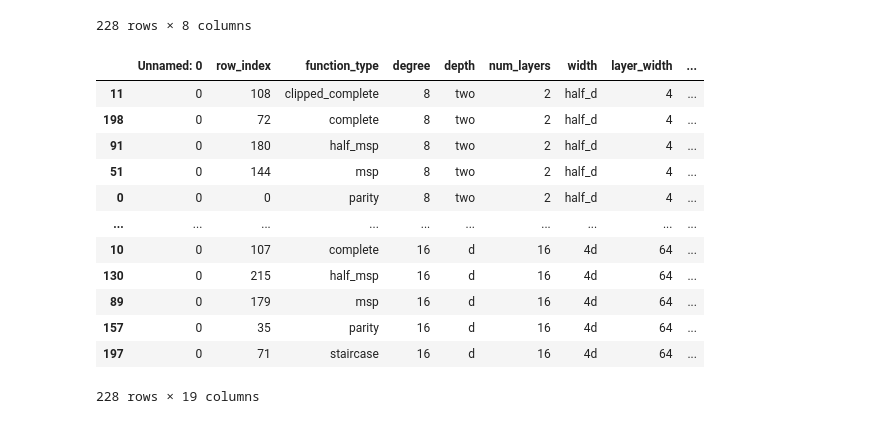
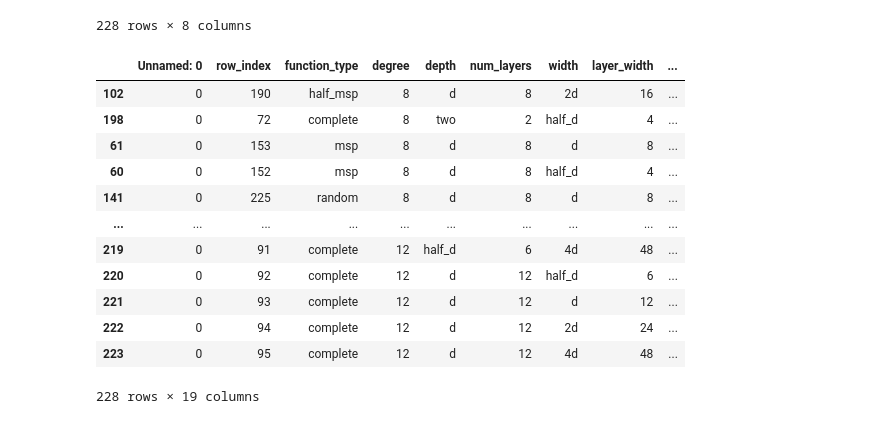
Before and after one commit to sean-lo/staircase_boolean, a Jupyter notebook: experiments/postprocessing.py.ipynb, the cells around one changed output. Saved outputs shown, nothing was run; the diff lists cells and outputs as text; code cells hidden in the pictures.

```diff
--- a/experiments/postprocessing.py.ipynb
+++ b/experiments/postprocessing.py.ipynb
@@ -21,20 +155,20 @@ args_df
 | 227 | 227 | random | 8 | d | 4d | 32 | 1000d | 100 |
 228 rows × 8 columns
 # %%
-df.sort_values(by=["degree", "num_layers", "layer_width", "function_type"])
+df.sort_values(by=["val_loss_final"])
 # %% [output]
 |  | Unnamed: 0 | row_index | function_type | degree | depth | num_layers | width | layer_width | ... |
-| 11 | 0 | 108 | clipped_complete | 8 | two | 2 | half_d | 4 | ... |
+| 102 | 0 | 190 | half_msp | 8 | d | 8 | 2d | 16 | ... |
 | 198 | 0 | 72 | complete | 8 | two | 2 | half_d | 4 | ... |
-| 91 | 0 | 180 | half_msp | 8 | two | 2 | half_d | 4 | ... |
-| 51 | 0 | 144 | msp | 8 | two | 2 | half_d | 4 | ... |
-| 0 | 0 | 0 | parity | 8 | two | 2 | half_d | 4 | ... |
+| 61 | 0 | 153 | msp | 8 | d | 8 | d | 8 | ... |
+| 60 | 0 | 152 | msp | 8 | d | 8 | half_d | 4 | ... |
+| 141 | 0 | 225 | random | 8 | d | 8 | d | 8 | ... |
 | ... | ... | ... | ... | ... | ... | ... | ... | ... | ... |
-| 10 | 0 | 107 | complete | 16 | d | 16 | 4d | 64 | ... |
-| 130 | 0 | 215 | half_msp | 16 | d | 16 | 4d | 64 | ... |
-| 89 | 0 | 179 | msp | 16 | d | 16 | 4d | 64 | ... |
-| 157 | 0 | 35 | parity | 16 | d | 16 | 4d | 64 | ... |
-| 197 | 0 | 71 | staircase | 16 | d | 16 | 4d | 64 | ... |
+| 219 | 0 | 91 | complete | 12 | half_d | 6 | 4d | 48 | ... |
+| 220 | 0 | 92 | complete | 12 | d | 12 | half_d | 6 | ... |
+| 221 | 0 | 93 | complete | 12 | d | 12 | d | 12 | ... |
+| 222 | 0 | 94 | complete | 12 | d | 12 | 2d | 24 | ... |
+| 223 | 0 | 95 | complete | 12 | d | 12 | 4d | 48 | ... |
 228 rows × 19 columns
 # %%
 import numpy as np
```
Also changed, not shown: parts of 13 cells of this notebook.
